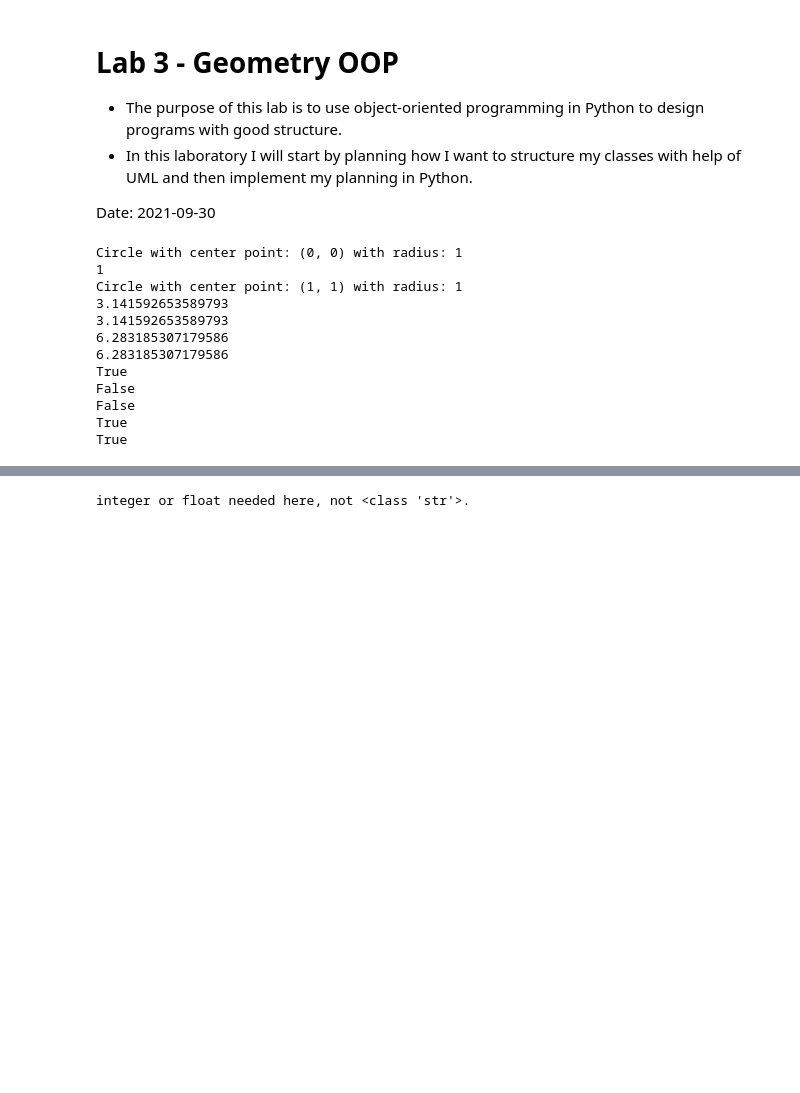
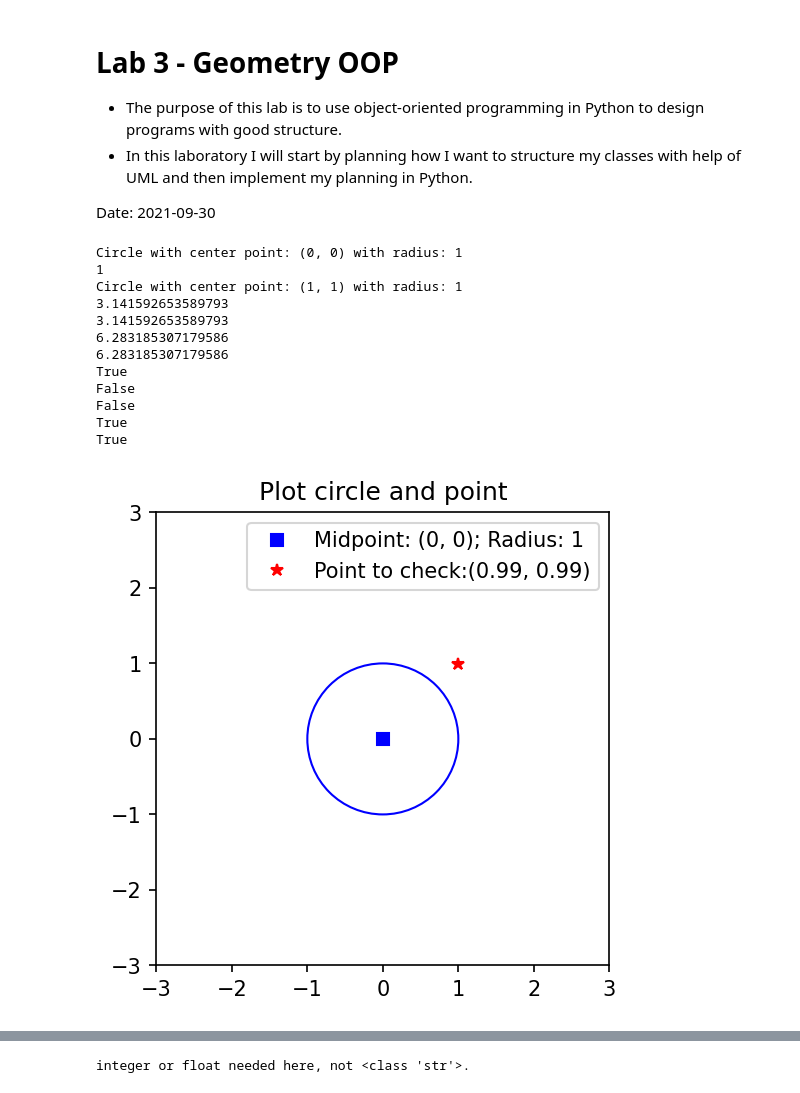
Before and after one commit to yuna-liu/python-programming-Yuna-Liu, a Jupyter notebook: Labs/Lab3.geometry-OOP/testing-manual.ipynb, the cells around one changed output, grey strips where cells are left out. Saved outputs shown, nothing was run; the diff lists cells and outputs as text; code cells hidden in the pictures; blank space fills up the shorter version.

Commit message:
add plot shape and point for circle and rectangle

```diff
--- a/Labs/Lab3.geometry-OOP/testing-manual.ipynb
+++ b/Labs/Lab3.geometry-OOP/testing-manual.ipynb
@@ -19,30 +19,38 @@ cirkel1 = Circle(x=0,y=0, radius=1) # enhetscirkel
 cirkel2 = Circle(x=1,y=1, radius=1)
 print(cirkel1)
 print(cirkel1.radius)
 print(cirkel2)
 
 print(cirkel1.area())
 print(cirkel2.area())
 
 print(cirkel1.perimeter())
 print(cirkel2.perimeter())
 
 print(cirkel1.is_inside(0.1, 0.1))
 print(cirkel2.is_inside(0.1, 0.1))
 
 print(cirkel1.is_inside(0.99, 0.99))
 print(cirkel1.is_inside(0.5, 0.7))
 print(cirkel2.is_inside(0.8, 0.8))
+
+cirkel1.plot_circle(0.99, 0.99)
+cirkel1.plot_circle(0.5, 0.7)
+
+cirkel2.plot_circle(0.8, 0.8)
+cirkel2.plot_circle()
+cirkel2.plot_circle(0, 0)
 # %% [output]
 Circle with center point: (0, 0) with radius: 1
 1
 Circle with center point: (1, 1) with radius: 1
 3.141592653589793
 3.141592653589793
 6.283185307179586
 6.283185307179586
 True
 False
 False
 True
 True
+[figure, added]
```
Also changed, not shown: parts of 2 cells of this notebook, 2 other files.
